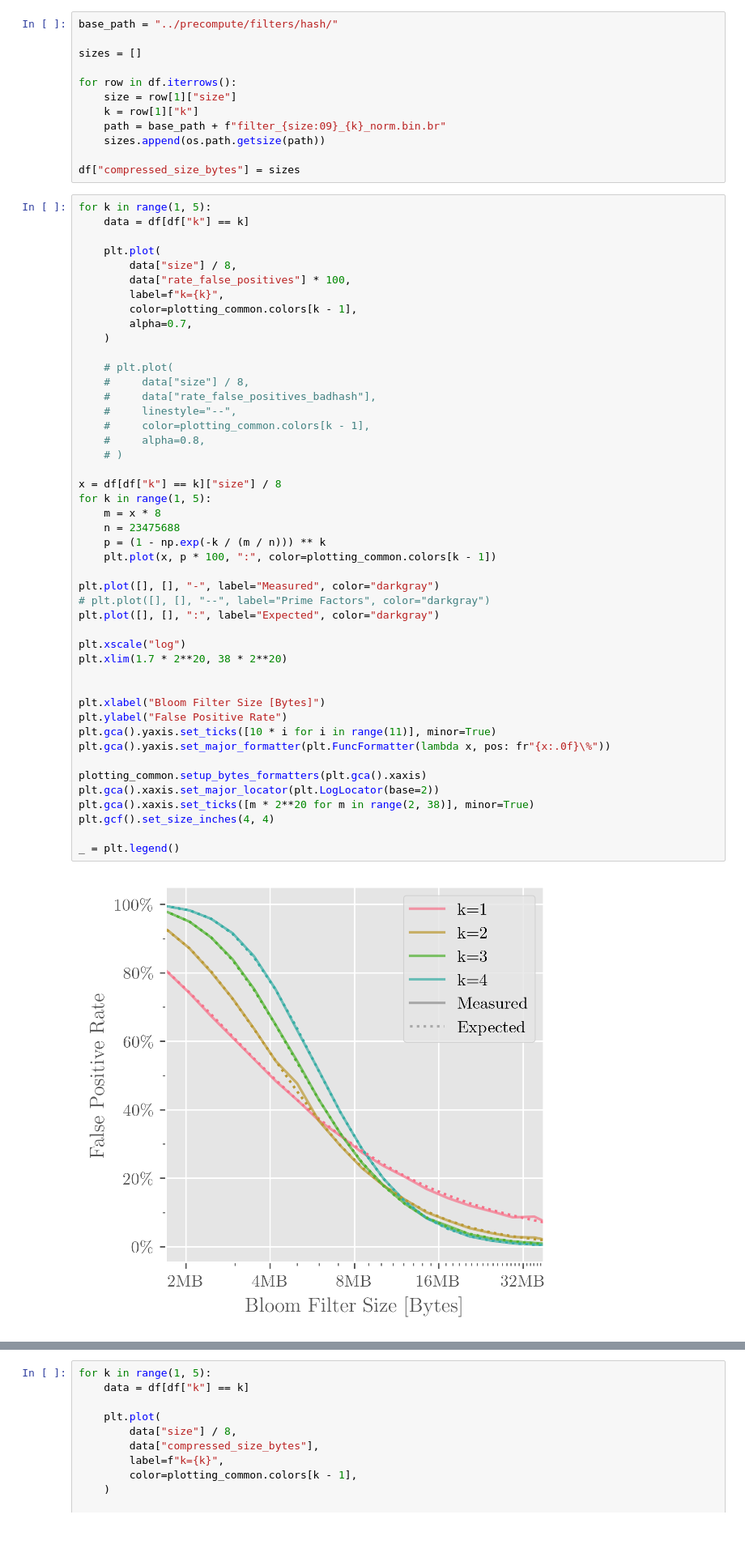
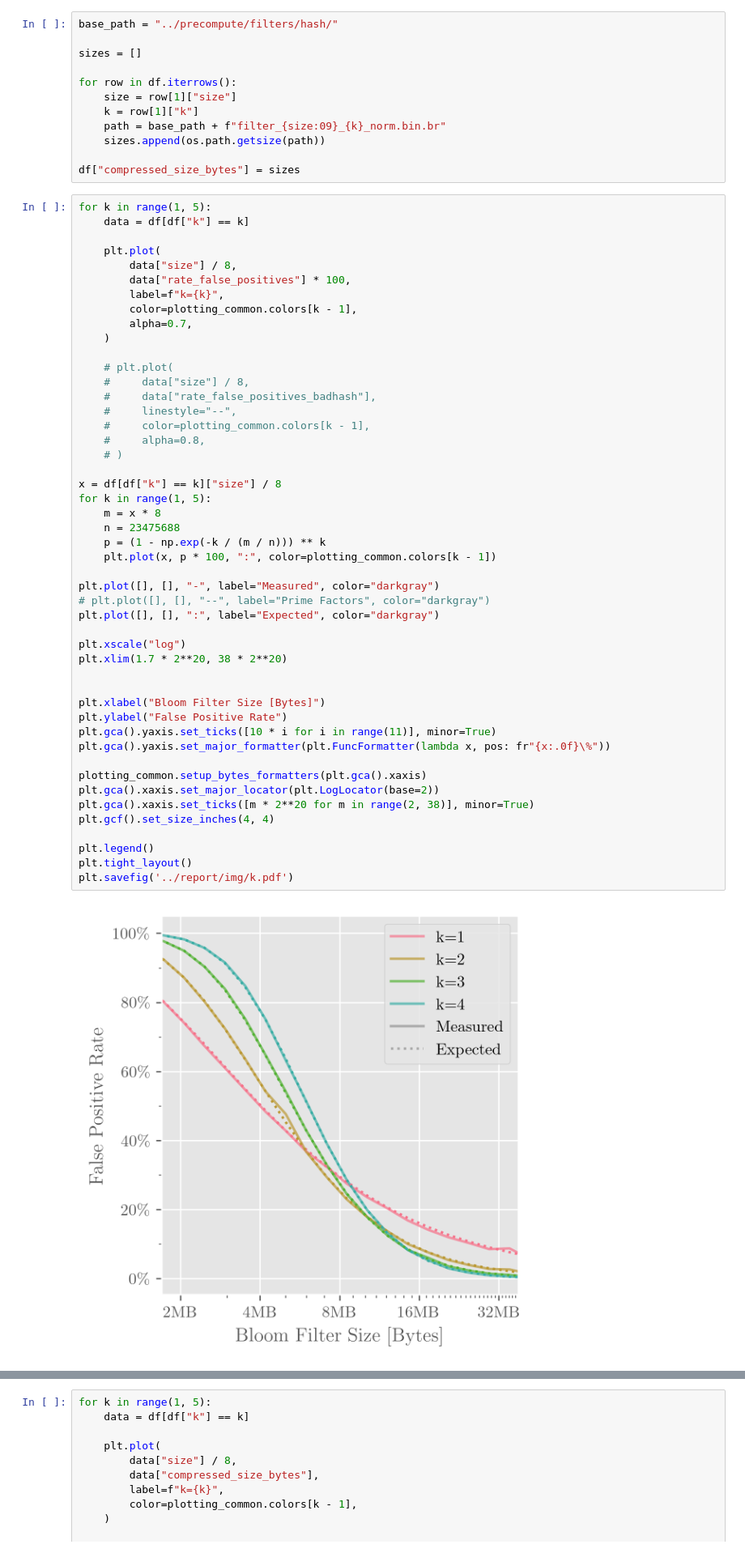
Before and after one commit to Pascal-So/peg-solitaire, a Jupyter notebook: evaluation/k.ipynb, the cells around one changed output, grey strips where cells are left out. Shown at 81% size. Drawn from its saved outputs; the diff is of its cells as text.

```diff
--- a/evaluation/k.ipynb
+++ b/evaluation/k.ipynb
@@ -66,35 +66,37 @@ for k in range(1, 5):
     #     color=plotting_common.colors[k - 1],
     #     alpha=0.8,
     # )
 
 x = df[df["k"] == k]["size"] / 8
 for k in range(1, 5):
     m = x * 8
     n = 23475688
     p = (1 - np.exp(-k / (m / n))) ** k
     plt.plot(x, p * 100, ":", color=plotting_common.colors[k - 1])
 
 plt.plot([], [], "-", label="Measured", color="darkgray")
 # plt.plot([], [], "--", label="Prime Factors", color="darkgray")
 plt.plot([], [], ":", label="Expected", color="darkgray")
 
 plt.xscale("log")
 plt.xlim(1.7 * 2**20, 38 * 2**20)
 
 
 plt.xlabel("Bloom Filter Size [Bytes]")
 plt.ylabel("False Positive Rate")
 plt.gca().yaxis.set_ticks([10 * i for i in range(11)], minor=True)
 plt.gca().yaxis.set_major_formatter(plt.FuncFormatter(lambda x, pos: fr"{x:.0f}\%"))
 
 plotting_common.setup_bytes_formatters(plt.gca().xaxis)
 plt.gca().xaxis.set_major_locator(plt.LogLocator(base=2))
 plt.gca().xaxis.set_ticks([m * 2**20 for m in range(2, 38)], minor=True)
 plt.gcf().set_size_inches(4, 4)
 
-_ = plt.legend()
+plt.legend()
+plt.tight_layout()
+plt.savefig('../report/img/k.pdf')
 # %% [output]
-[figure, old version]
+[figure, new version]
 # %%
 for k in range(1, 5):
     data = df[df["k"] == k]
```
Also changed, not shown: parts of 1 cell of this notebook, 16 other files.
